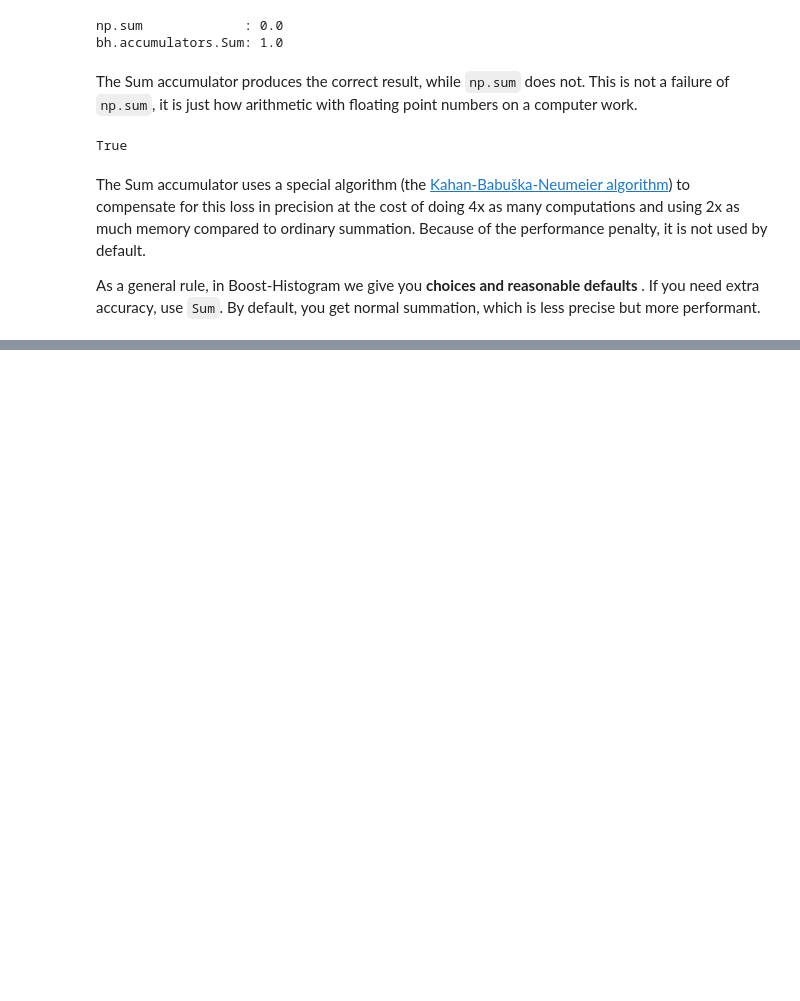
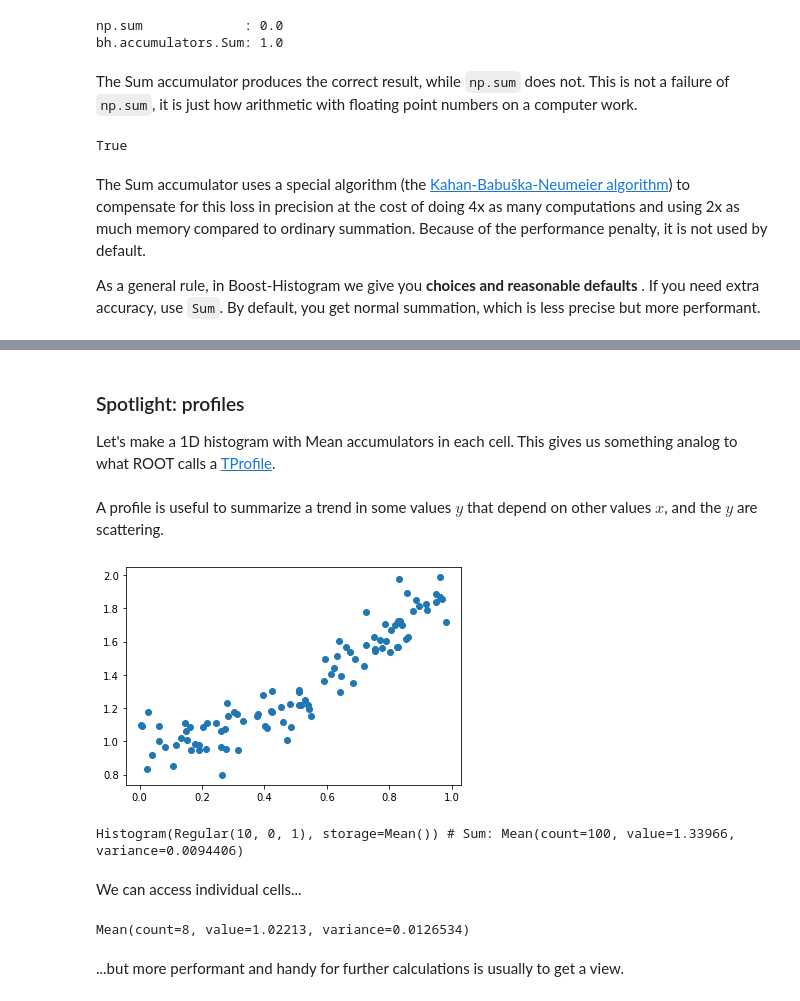
Before and after one commit to henryiii/bh-talk-pyhep-2020, a Jupyter notebook: Part2.ipynb, the cells around one changed output, grey strips where cells are left out. Drawn from its saved outputs; the diff is of its cells as text; code cells hidden in the pictures; blank space fills up the shorter version.

```diff
--- a/Part2.ipynb
+++ b/Part2.ipynb
@@ -138,0 +183,4 @@ plothist(hist9);
+# %% [markdown]
+### Spotlight: profiles
+
+Let's make a 1D histogram with Mean accumulators in each cell. This gives us something analog to what ROOT calls a [TProfile](https://root.cern/doc/v620/classTProfile.html).
@@ -138,0 +189,23 @@ plothist(hist9);
+# %% [markdown]
+A profile is useful to summarize a trend in some values $y$ that depend on other values $x$, and the $y$ are scattering.
+# %%
+rng = np.random.default_rng(1)
+x = rng.uniform(size=100)
+ye = 0.1
+y = rng.normal(1 + x ** 2, ye)
+
+plt.scatter(x, y);
+# %% [output]
+[figure, added]
+# %%
+profile.fill(x, sample=y)
+# %% [output]
+Histogram(Regular(10, 0, 1), storage=Mean()) # Sum: Mean(count=100, value=1.33966, variance=0.0094406)
+# %% [markdown]
+We can access individual cells...
+# %%
+profile[0]
+# %% [output]
+Mean(count=8, value=1.02213, variance=0.0126534)
+# %% [markdown]
+...but more performant and handy for further calculations is usually to get a view.
```
Also changed, not shown: parts of 57 cells of this notebook, 2 other files.
